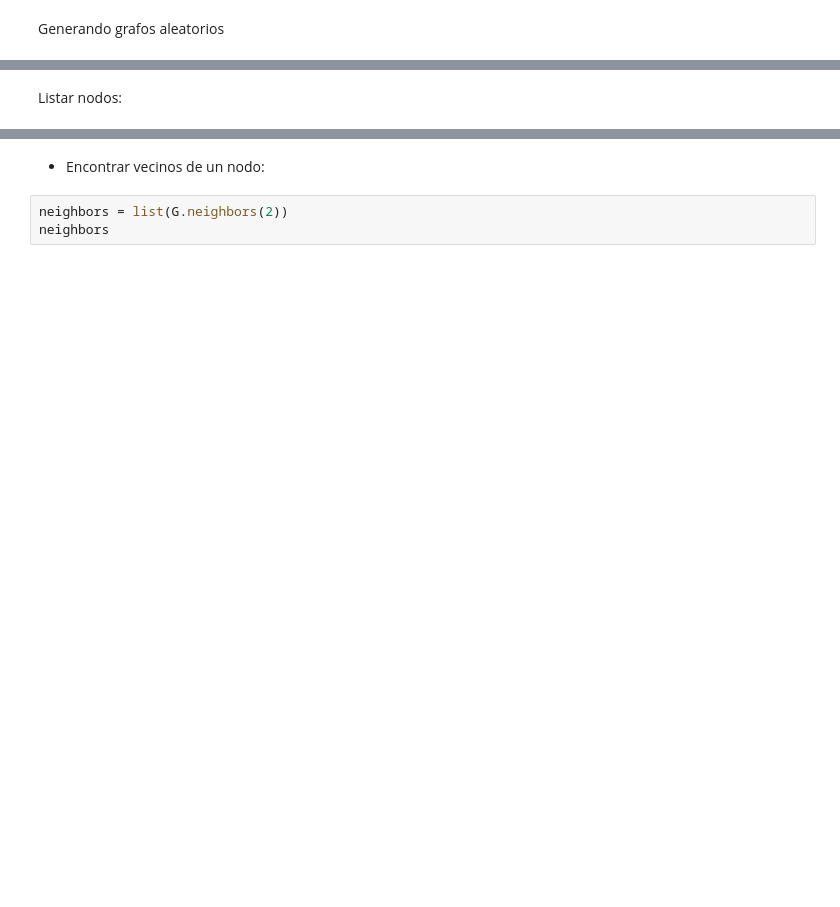
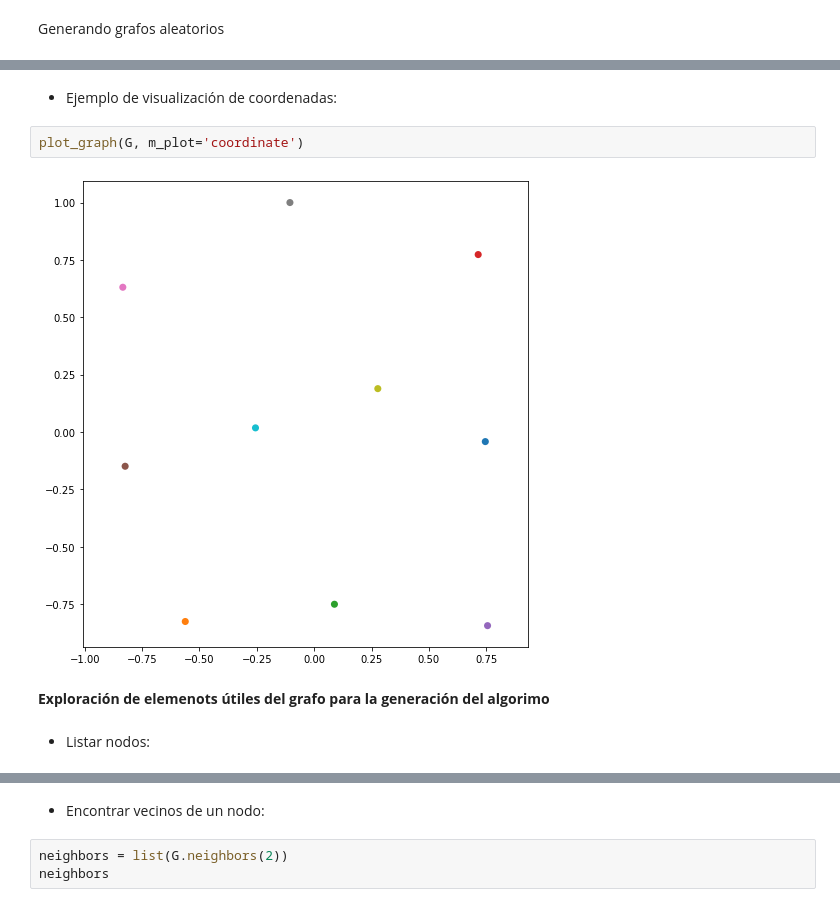
Before and after one commit to optimizacion-2-2021-1-gh-classroom/practica-1-segunda-parte-ltejadal, a Jupyter notebook: notebooks/preliminares.ipynb, the cells around one changed output, grey strips where cells are left out. Cells and saved outputs as stored; diff of their text form; blank space fills up the shorter version.

```diff
--- a/notebooks/preliminares.ipynb
+++ b/notebooks/preliminares.ipynb
@@ -42,5 +123,13 @@ nx.draw(G, node_color='lightblue',
+# %% [markdown]
+- Ejemplo de visualización de coordenadas:
+# %%
+plot_graph(G, m_plot='coordinate')
+# %% [output]
+[figure, added]
+# %% [markdown]
+**Exploración de elemenots útiles del grafo para la generación del algorimo**
 # %% [markdown]
-Listar nodos:
+- Listar nodos:
 # %%
 nodos = list(G.nodes)
 nodos
```
Also changed, not shown: parts of 52 cells of this notebook.
